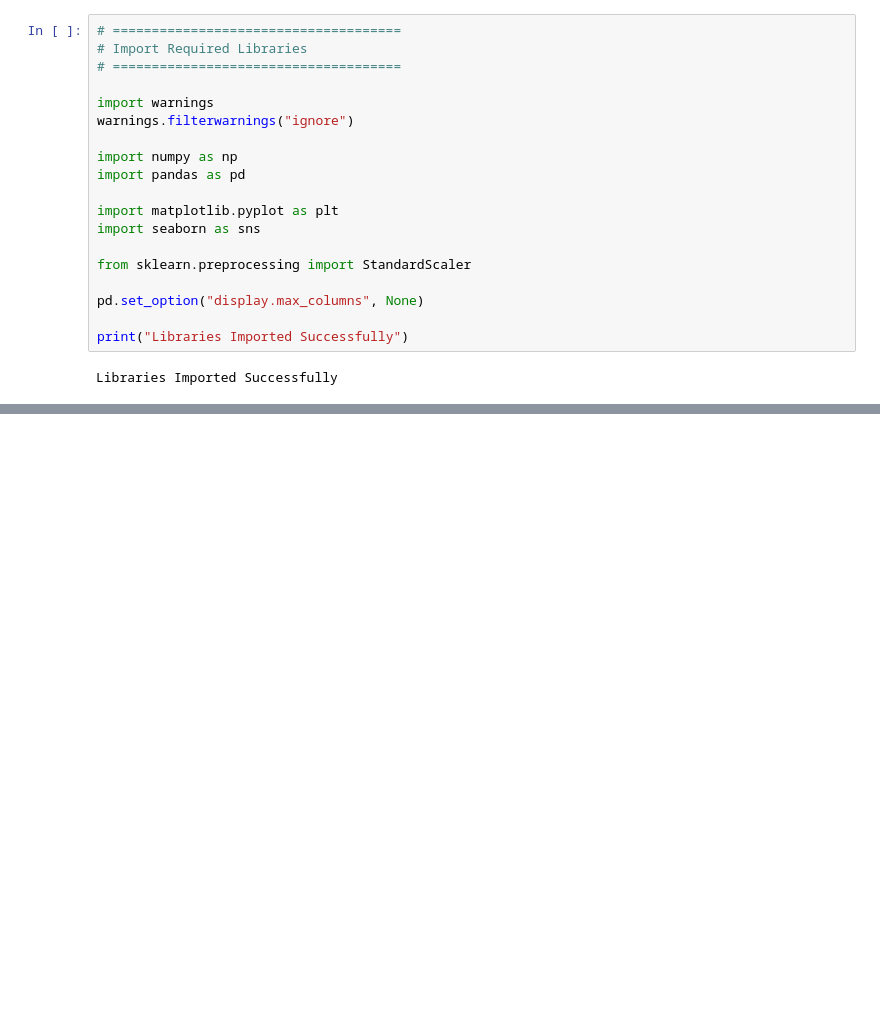
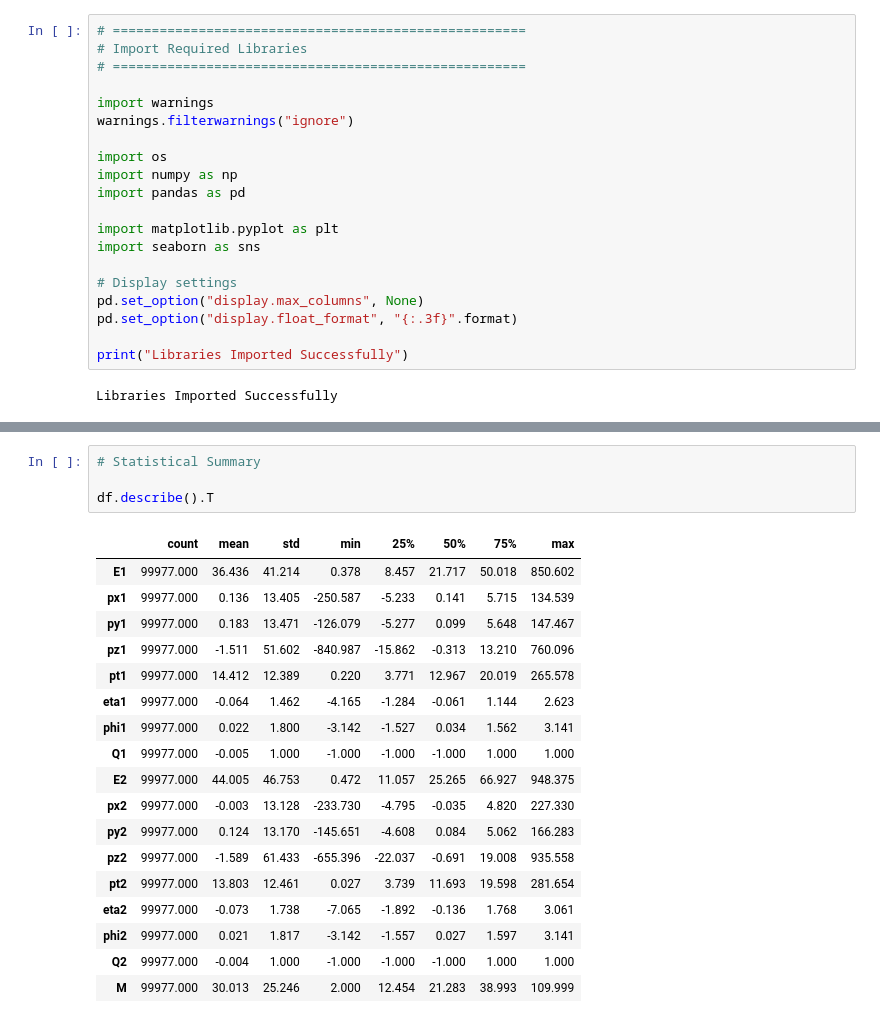
Before and after one commit to IvySingh-1/CERN-dielectron-ML-sensor-optimization, a Jupyter notebook: notebooks/02_Data_Preprocessing.ipynb, the cells around one changed output, grey strips where cells are left out. Saved outputs shown, nothing was run; the diff lists cells and outputs as text; blank space fills up the shorter version.

```diff
--- a/notebooks/02_Data_Preprocessing.ipynb
+++ b/notebooks/02_Data_Preprocessing.ipynb
@@ -31,22 +31,23 @@ Tasks
 8. Save Clean Dataset
 =========================================================
 # %%
-# =====================================
+# =====================================================
 # Import Required Libraries
-# =====================================
+# =====================================================
 
 import warnings
 warnings.filterwarnings("ignore")
 
+import os
 import numpy as np
 import pandas as pd
 
 import matplotlib.pyplot as plt
 import seaborn as sns
 
-from sklearn.preprocessing import StandardScaler
-
+# Display settings
 pd.set_option("display.max_columns", None)
+pd.set_option("display.float_format", "{:.3f}".format)
 
 print("Libraries Imported Successfully")
 # %% [output]
@@ -147 +233,24 @@ Target Shape : (99977,)
+# %%
+# Statistical Summary
+
+df.describe().T
+# %% [output]
+|  | count | mean | std | min | 25% | 50% | 75% | max |
+| E1 | 99977.000 | 36.436 | 41.214 | 0.378 | 8.457 | 21.717 | 50.018 | 850.602 |
+| px1 | 99977.000 | 0.136 | 13.405 | -250.587 | -5.233 | 0.141 | 5.715 | 134.539 |
+| py1 | 99977.000 | 0.183 | 13.471 | -126.079 | -5.277 | 0.099 | 5.648 | 147.467 |
+| pz1 | 99977.000 | -1.511 | 51.602 | -840.987 | -15.862 | -0.313 | 13.210 | 760.096 |
+| pt1 | 99977.000 | 14.412 | 12.389 | 0.220 | 3.771 | 12.967 | 20.019 | 265.578 |
+| eta1 | 99977.000 | -0.064 | 1.462 | -4.165 | -1.284 | -0.061 | 1.144 | 2.623 |
+| phi1 | 99977.000 | 0.022 | 1.800 | -3.142 | -1.527 | 0.034 | 1.562 | 3.141 |
+| Q1 | 99977.000 | -0.005 | 1.000 | -1.000 | -1.000 | -1.000 | 1.000 | 1.000 |
+| E2 | 99977.000 | 44.005 | 46.753 | 0.472 | 11.057 | 25.265 | 66.927 | 948.375 |
+| px2 | 99977.000 | -0.003 | 13.128 | -233.730 | -4.795 | -0.035 | 4.820 | 227.330 |
+| py2 | 99977.000 | 0.124 | 13.170 | -145.651 | -4.608 | 0.084 | 5.062 | 166.283 |
+| pz2 | 99977.000 | -1.589 | 61.433 | -655.396 | -22.037 | -0.691 | 19.008 | 935.558 |
+| pt2 | 99977.000 | 13.803 | 12.461 | 0.027 | 3.739 | 11.693 | 19.598 | 281.654 |
+| eta2 | 99977.000 | -0.073 | 1.738 | -7.065 | -1.892 | -0.136 | 1.768 | 3.061 |
+| phi2 | 99977.000 | 0.021 | 1.817 | -3.142 | -1.557 | 0.027 | 1.597 | 3.141 |
+| Q2 | 99977.000 | -0.004 | 1.000 | -1.000 | -1.000 | -1.000 | 1.000 | 1.000 |
+| M | 99977.000 | 30.013 | 25.246 | 2.000 | 12.454 | 21.283 | 38.993 | 109.999 |
 # %%
```
Also changed, not shown: parts of 23 cells of this notebook, 1 other file.
